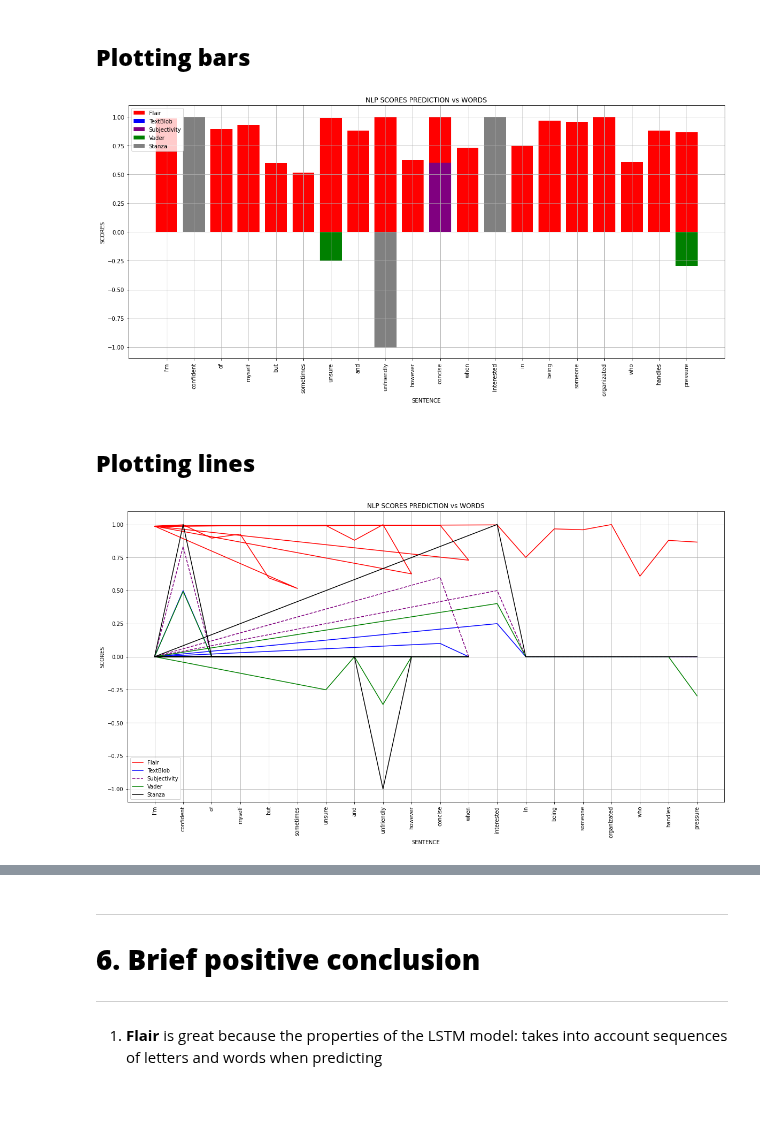
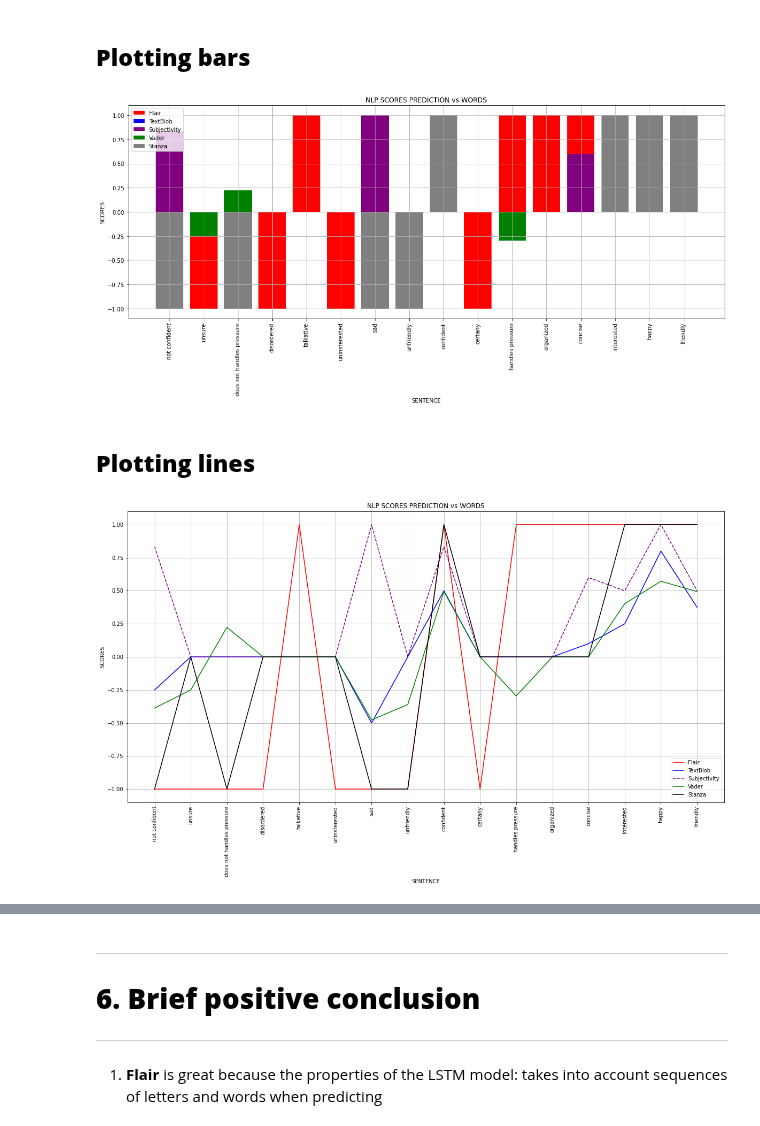
Before and after one commit to aascode/sentiment-analysis-2, a Jupyter notebook: plotting_NLP.ipynb, the cells around one changed output, grey strips where cells are left out. Drawn from its saved outputs; the diff is of its cells as text; code cells hidden in the pictures; blank space fills up the shorter version.

Commit message:
stanza function indexed; y_flair: score  & values graphs; data.split to join

```diff
--- a/plotting_NLP.ipynb
+++ b/plotting_NLP.ipynb
@@ -279,11 +353,20 @@ x_plots = data.split()
+# %%
+y_flair_values_aux = [x for b in [list(map(lambda x: x.value, value)) for value in [(lambda x: flair_lstm(x))(x) for x in data]] for x in b]
+y_flair_values = []
+for i in y_flair_values_aux:
+    if i == 'POSITIVE':
+        y_flair_values.append(1)
+    else:
+        y_flair_values.append(-1)
+y_flair_values = np.array(y_flair_values)
 # %%
-y_textblob_sentiment = np.array([(lambda x: text_blob_subjective(x)[0])(x) for x in data.split()])
-y_textblob_subjectivity = np.array([(lambda x: text_blob_subjective(x)[1])(x) for x in data.split()])
+y_textblob_sentiment = np.array([(lambda x: text_blob_subjective(x)[0])(x) for x in data])
+y_textblob_subjectivity = np.array([(lambda x: text_blob_subjective(x)[1])(x) for x in data])
 # %%
-y_vader = [(lambda x: SIA.polarity_scores(x)['compound'])(x) for x in data.split()]
+y_vader = [(lambda x: SIA.polarity_scores(x)['compound'])(x) for x in data]
 y_vader = np.array(y_vader)
 # %%
-y_stanza_1 = [(lambda x: stanza_funct(x))(x) for x in data.split()]
+y_stanza_1 = [(lambda x: stanza_funct(x))(x) for x in data]
 y_stanza = []
 for i in y_stanza_1:
     if i == 2:
@@ -343,7 +426,7 @@ def plot_bar(p1y, p2y, p3y, p4y, p5y, x, size):
     plt.show()
 # %%
 plot_bar(
-    p1y=y_flair,
+    p1y=y_flair_values,
     p2y=y_textblob_sentiment,
     p3y=y_textblob_subjectivity,
     p4y=y_vader,
@@ -352,7 +435,7 @@ plot_bar(
     size=(16,  8)
 )
 # %% [output]
-[figure, old version]
+[figure, new version]
 # %% [markdown]
 ## **Plotting lines**
 # %%
@@ -374,13 +457,13 @@ def plot_lines(p1y, p2y, p3y, p4y, p5y, x, size):
     plt.show()
 # %%
 plot_lines(
-    p1y=y_flair,
+    p1y=y_flair_values,
     p2y=y_textblob_sentiment,
     p3y=y_textblob_subjectivity,
     p4y=y_vader,
     p5y=y_stanza,
     x=x_plots,
     size=(20,  10)
 )
 # %% [output]
-[figure, old version]
+[figure, new version]
```
Also changed, not shown: parts of 34 cells of this notebook.
